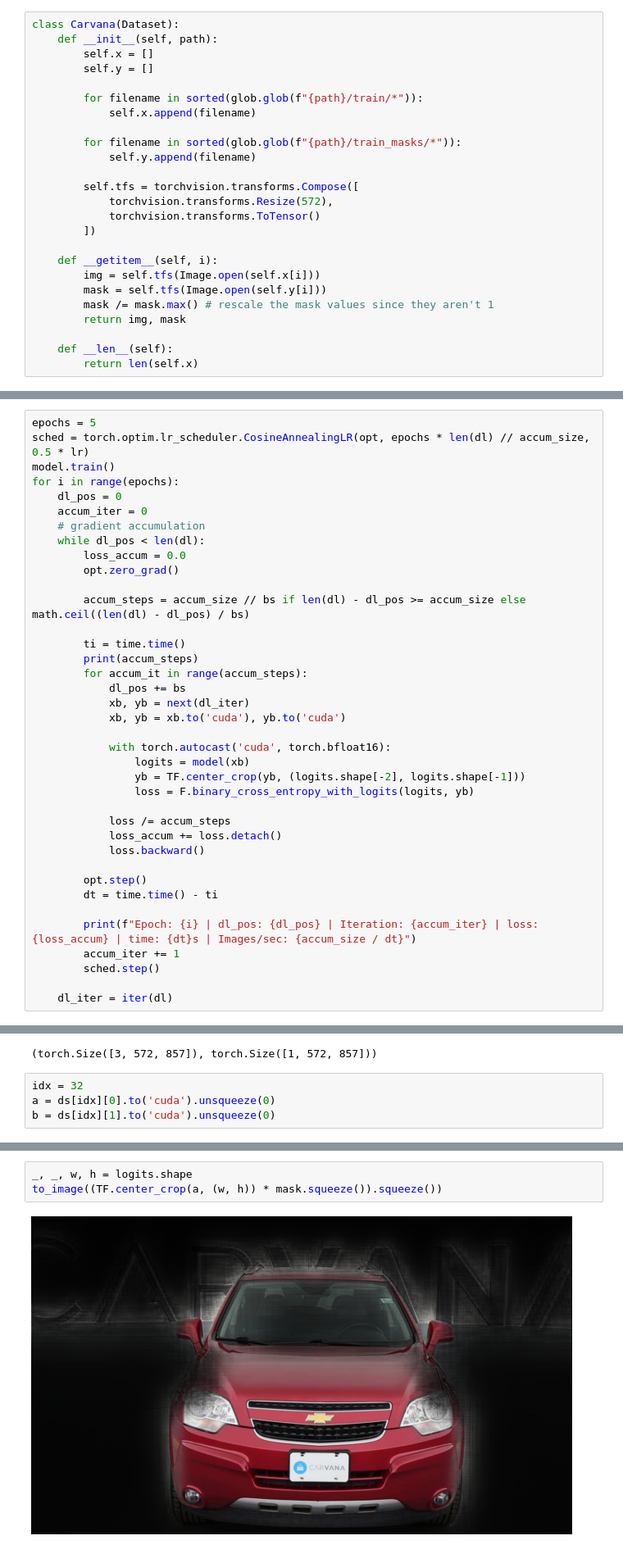
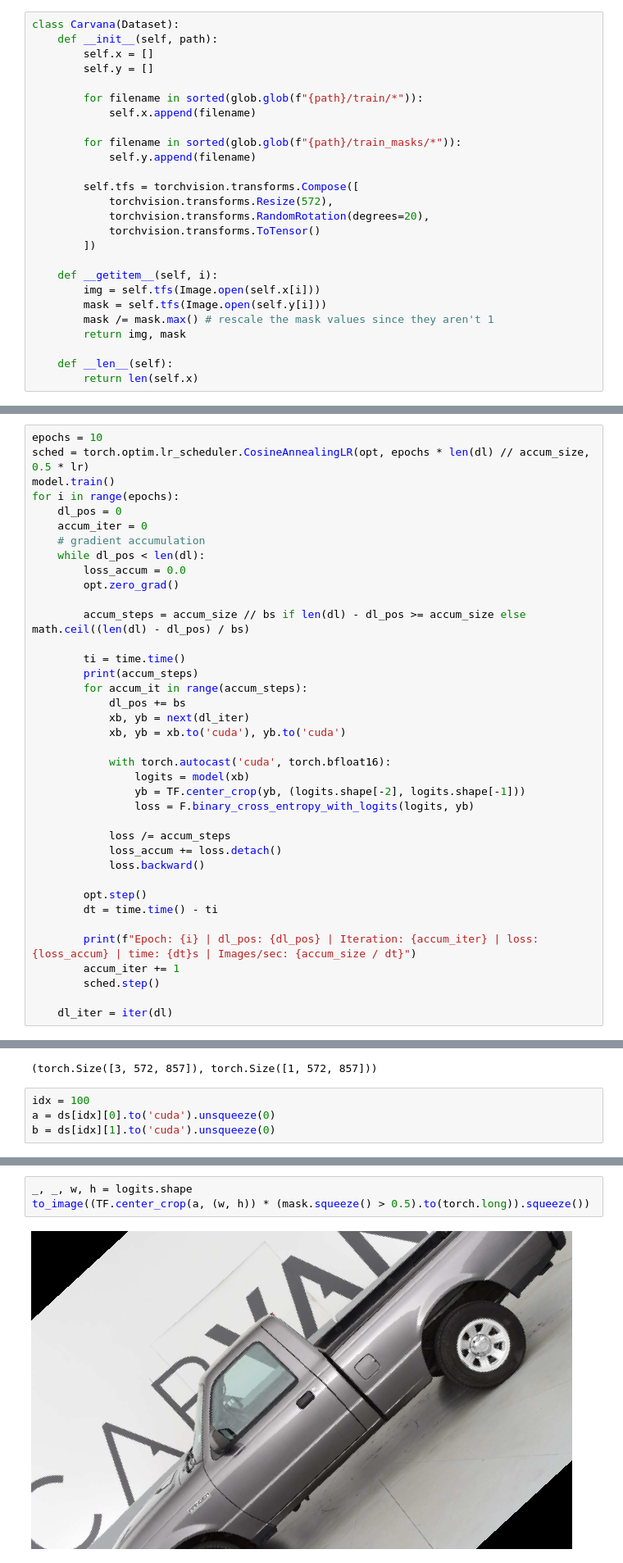
Before and after one commit to NLTuan/paper-implementations, a Jupyter notebook: Unet.ipynb, the cells around one changed output, grey strips where cells are left out. Shown: that part at 82% size. Saved outputs shown, nothing was run; the diff lists cells and outputs as text.

```diff
--- a/Unet.ipynb
+++ b/Unet.ipynb
@@ -105,6 +105,7 @@ class Carvana(Dataset):
 
         self.tfs = torchvision.transforms.Compose([
             torchvision.transforms.Resize(572),
+            torchvision.transforms.RandomRotation(degrees=20),
             torchvision.transforms.ToTensor()
         ])
 
@@ -131,7 +132,7 @@ dl_iter = iter(dl)
 lr = 3e-5
 opt = optim.AdamW(model.parameters(), lr=lr)
 # %%
-epochs = 5
+epochs = 10
 sched = torch.optim.lr_scheduler.CosineAnnealingLR(opt, epochs * len(dl) // accum_size, 0.5 * lr)
 model.train()
 for i in range(epochs):
@@ -191,6 +192,6 @@ ds[0][0].shape, ds[0][1].shape
 # %% [output]
 (torch.Size([3, 572, 857]), torch.Size([1, 572, 857]))
 # %%
-idx = 32
+idx = 100
 a = ds[idx][0].to('cuda').unsqueeze(0)
 b = ds[idx][1].to('cuda').unsqueeze(0)
@@ -207,5 +216,5 @@ to_image(mask.squeeze())
 # %%
 _, _, w, h = logits.shape
-to_image((TF.center_crop(a, (w, h)) * mask.squeeze()).squeeze())
+to_image((TF.center_crop(a, (w, h)) * (mask.squeeze() > 0.5).to(torch.long)).squeeze())
 # %% [output]
-[figure, old version]
+[figure, new version]
```
Also changed, not shown: parts of 6 cells of this notebook, 1 other file.
